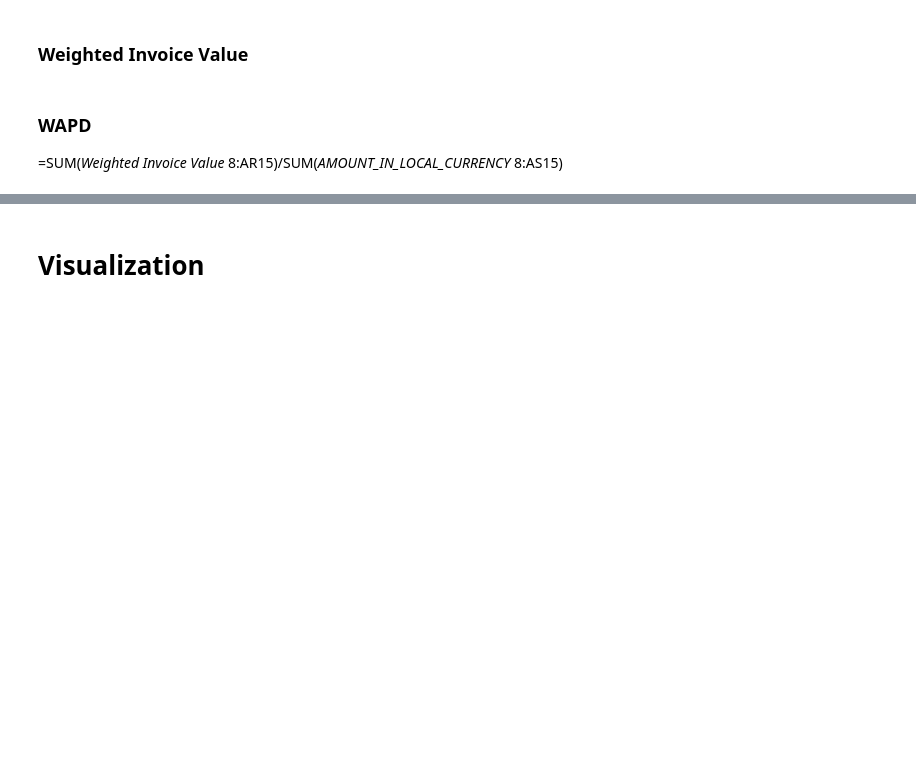
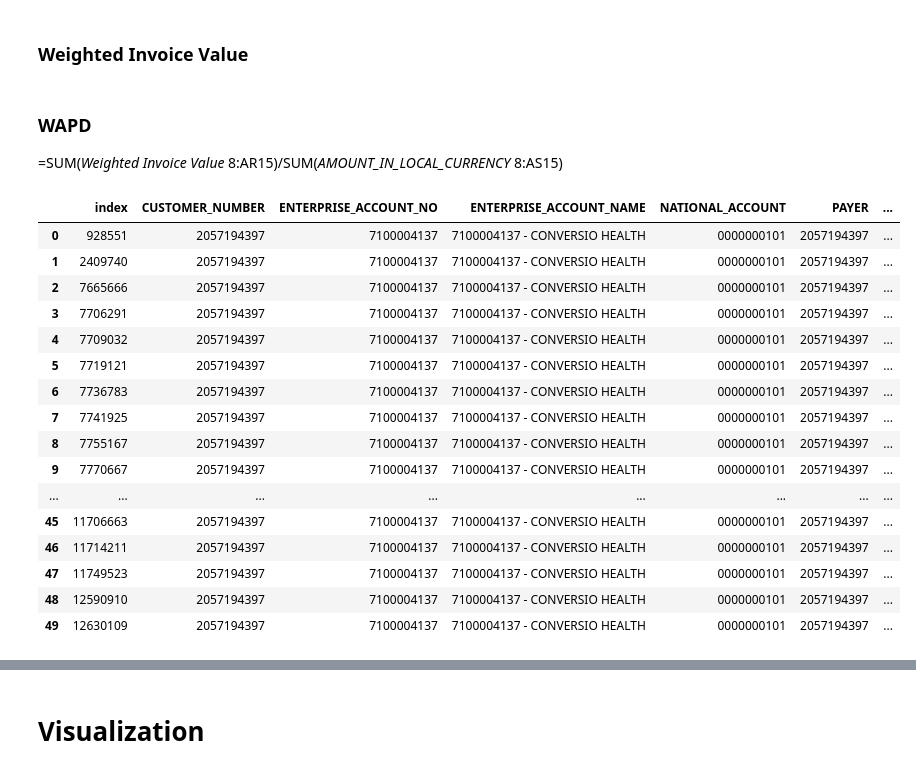
Before and after one commit to cah-madison-johnson/treasure_chest, a Jupyter notebook: WADTP/WADTP.ipynb, the cells around one changed output, grey strips where cells are left out. Drawn from its saved outputs; the diff is of its cells as text; code cells hidden in the pictures; blank space fills up the shorter version.

```diff
--- a/WADTP/WADTP.ipynb
+++ b/WADTP/WADTP.ipynb
@@ -165,0 +164,20 @@ CONVERSIO_HEALTH_df['90 days ago']= days_ago
+# %%
+CONVERSIO_HEALTH_df.head(50)
+# %% [output]
+|  | index | CUSTOMER_NUMBER | ENTERPRISE_ACCOUNT_NO | ENTERPRISE_ACCOUNT_NAME | NATIONAL_ACCOUNT | PAYER | ... |
+| 0 | 928551 | 2057194397 | 7100004137 | 7100004137 - CONVERSIO HEALTH | 0000000101 | 2057194397 | ... |
+| 1 | 2409740 | 2057194397 | 7100004137 | 7100004137 - CONVERSIO HEALTH | 0000000101 | 2057194397 | ... |
+| 2 | 7665666 | 2057194397 | 7100004137 | 7100004137 - CONVERSIO HEALTH | 0000000101 | 2057194397 | ... |
+| 3 | 7706291 | 2057194397 | 7100004137 | 7100004137 - CONVERSIO HEALTH | 0000000101 | 2057194397 | ... |
+| 4 | 7709032 | 2057194397 | 7100004137 | 7100004137 - CONVERSIO HEALTH | 0000000101 | 2057194397 | ... |
+| 5 | 7719121 | 2057194397 | 7100004137 | 7100004137 - CONVERSIO HEALTH | 0000000101 | 2057194397 | ... |
+| 6 | 7736783 | 2057194397 | 7100004137 | 7100004137 - CONVERSIO HEALTH | 0000000101 | 2057194397 | ... |
+| 7 | 7741925 | 2057194397 | 7100004137 | 7100004137 - CONVERSIO HEALTH | 0000000101 | 2057194397 | ... |
+| 8 | 7755167 | 2057194397 | 7100004137 | 7100004137 - CONVERSIO HEALTH | 0000000101 | 2057194397 | ... |
+| 9 | 7770667 | 2057194397 | 7100004137 | 7100004137 - CONVERSIO HEALTH | 0000000101 | 2057194397 | ... |
+| ... | ... | ... | ... | ... | ... | ... | ... |
+| 45 | 11706663 | 2057194397 | 7100004137 | 7100004137 - CONVERSIO HEALTH | 0000000101 | 2057194397 | ... |
+| 46 | 11714211 | 2057194397 | 7100004137 | 7100004137 - CONVERSIO HEALTH | 0000000101 | 2057194397 | ... |
+| 47 | 11749523 | 2057194397 | 7100004137 | 7100004137 - CONVERSIO HEALTH | 0000000101 | 2057194397 | ... |
+| 48 | 12590910 | 2057194397 | 7100004137 | 7100004137 - CONVERSIO HEALTH | 0000000101 | 2057194397 | ... |
+| 49 | 12630109 | 2057194397 | 7100004137 | 7100004137 - CONVERSIO HEALTH | 0000000101 | 2057194397 | ... |
```
Also changed, not shown: parts of 22 cells of this notebook.
